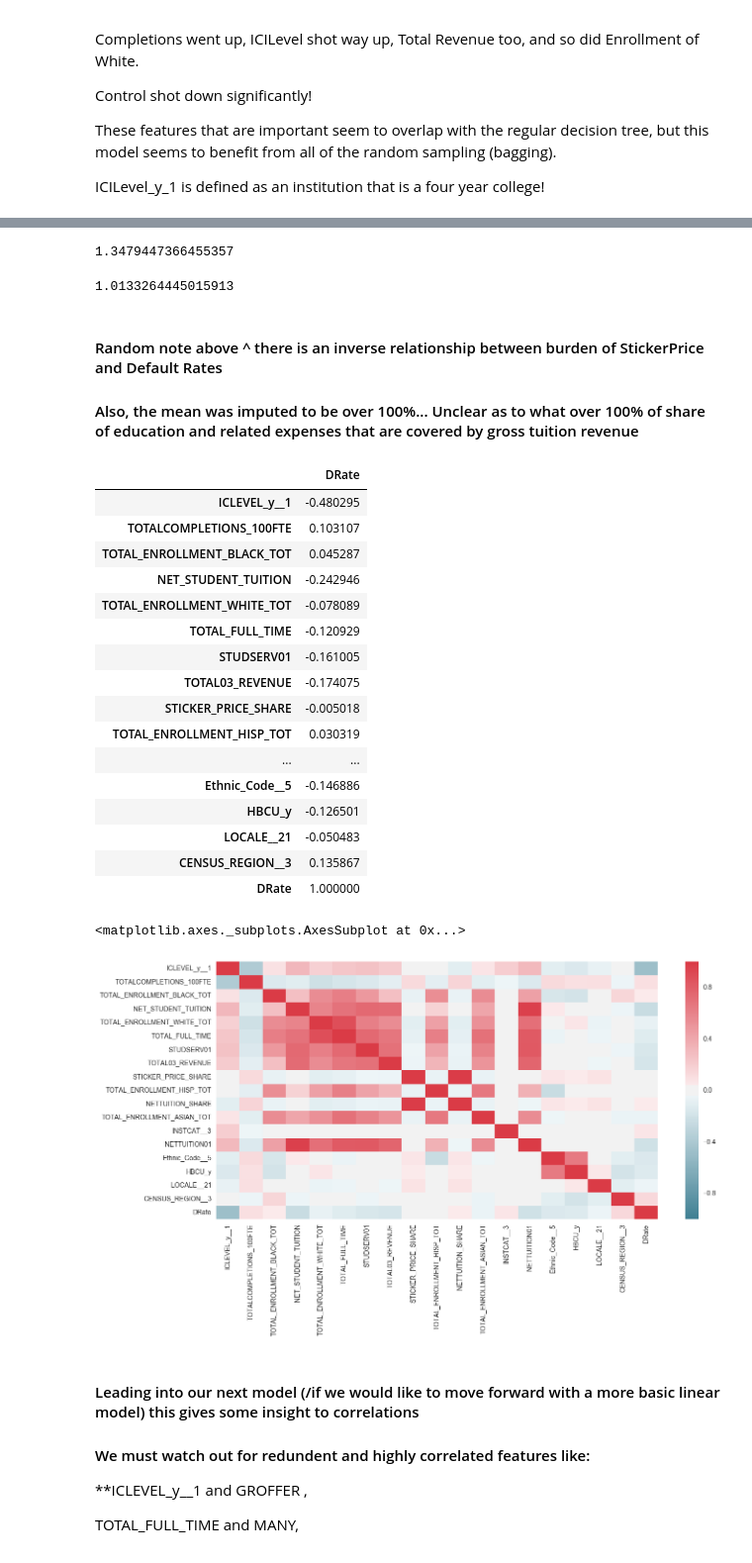
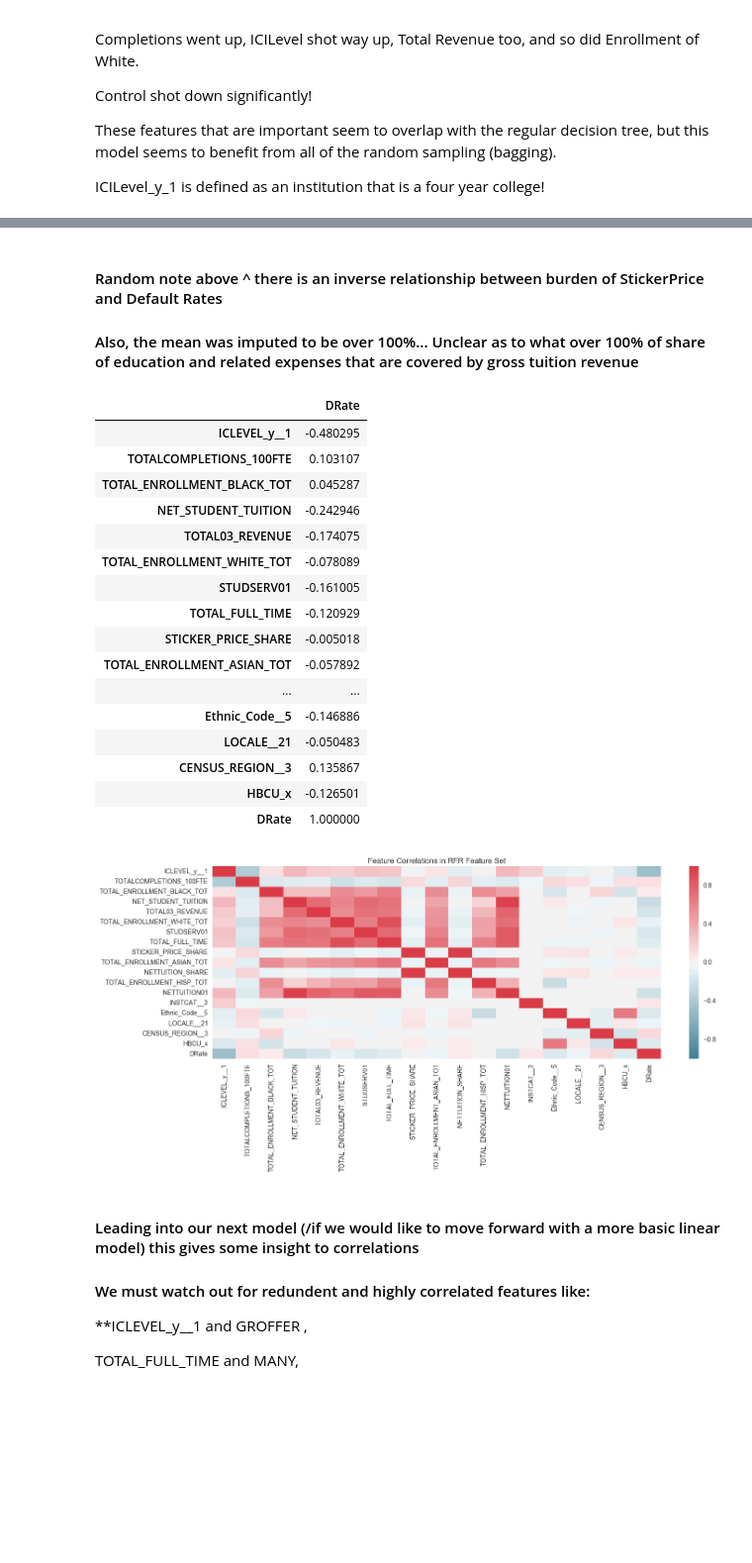
Before and after one commit to dataframing/student-loans, a Jupyter notebook: danny/Explore-Nico.ipynb, the cells around one changed output, grey strips where cells are left out. Shown at 99% size. Drawn from its saved outputs; the diff is of its cells as text; code cells hidden in the pictures; blank space fills up the shorter version.

```diff
--- a/danny/Explore-Nico.ipynb
+++ b/danny/Explore-Nico.ipynb
@@ -24,3 +24,4 @@ data_2011 = data_2011.set_index('INSTNAME')
 data_2011 = data_2011.drop('UNITID', axis=1)
 
 data_2011.columns = [column.replace(' ', '_') for column in data_2011.columns]
+data_2011.columns = [column.replace('\n', '_') for column in data_2011.columns]
@@ -35,7 +46,7 @@ data_2011.columns = [column.replace(' ', '_') for column in data_2011.columns]
 #         mean = np.mean(subset_i_j['DRate'])
 #         print(i, j, mean)
 
-data_2011 = data_2011.drop(['GROFFER', 'Prog\nLength__8', 'ICLEVEL_x__1'], axis=1)
+data_2011 = data_2011.drop(['GROFFER', 'Prog_Length__8', 'ICLEVEL_x__1'], axis=1)
 # %% [markdown]
 ### Note: we dropped leading feature `GROFFER` for model interpretability and (negative) correlation with `ICLEVEL_y__1`. Be sure to include that in final paper.
 
@@ -286,13 +247,9 @@ for feature in top_18:
 # %%
 zero_DRate = data_2011[data_2011['DRate']==0]
 np.mean(zero_DRate.STICKER_PRICE_SHARE)
-# %% [output]
-1.3479447366455357
 # %%
 high_DRate = data_2011[data_2011['DRate']>10]
 np.mean(high_DRate.STICKER_PRICE_SHARE)
-# %% [output]
-1.0133264445015913
 # %% [markdown]
 #### Random note above ^ there is an inverse relationship between burden of StickerPrice and Default Rates
 
@@ -308,28 +265,31 @@ corr_matrix.transpose()
 | TOTALCOMPLETIONS_100FTE | 0.103107 |
 | TOTAL_ENROLLMENT_BLACK_TOT | 0.045287 |
 | NET_STUDENT_TUITION | -0.242946 |
+| TOTAL03_REVENUE | -0.174075 |
 | TOTAL_ENROLLMENT_WHITE_TOT | -0.078089 |
+| STUDSERV01 | -0.161005 |
 | TOTAL_FULL_TIME | -0.120929 |
-| STUDSERV01 | -0.161005 |
-| TOTAL03_REVENUE | -0.174075 |
 | STICKER_PRICE_SHARE | -0.005018 |
-| TOTAL_ENROLLMENT_HISP_TOT | 0.030319 |
+| TOTAL_ENROLLMENT_ASIAN_TOT | -0.057892 |
 | ... | ... |
 | Ethnic_Code__5 | -0.146886 |
-| HBCU_y | -0.126501 |
 | LOCALE__21 | -0.050483 |
 | CENSUS_REGION__3 | 0.135867 |
+| HBCU_x | -0.126501 |
 | DRate | 1.000000 |
 # %%
 # Fancy heatmap!
 
 cmap = sns.diverging_palette(220, 10, as_cmap=True)
 
 corr_matrix = data_2011[top_18_wDRate].corr()
-sns.heatmap(corr_matrix, cmap=cmap)
+cmap_plt = sns.heatmap(corr_matrix, cmap=cmap)
+fig = cmap_plt.get_figure()
+fig.tight_layout()
+plt.title('Feature Correlations in RFR Feature Set')
+fig.savefig("feature-heatmap.png")
 # %% [output]
-<matplotlib.axes._subplots.AxesSubplot at 0x...>
-[figure, old version]
+[figure, new version]
 # %% [markdown]
 #### Leading into our next model (/if we would like to move forward with a more basic linear model) this gives some insight to correlations
 
```
Also changed, not shown: parts of 28 cells of this notebook.
